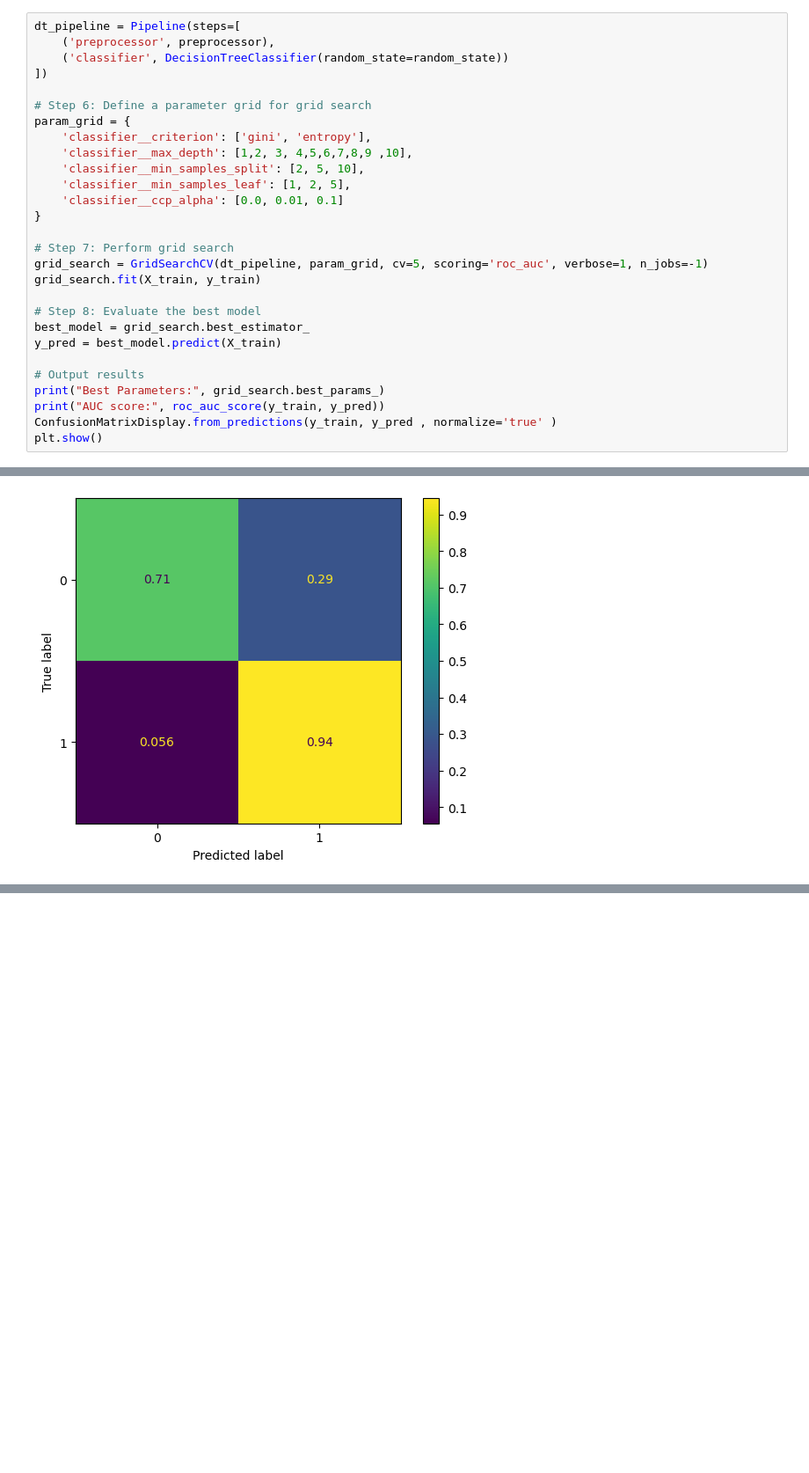
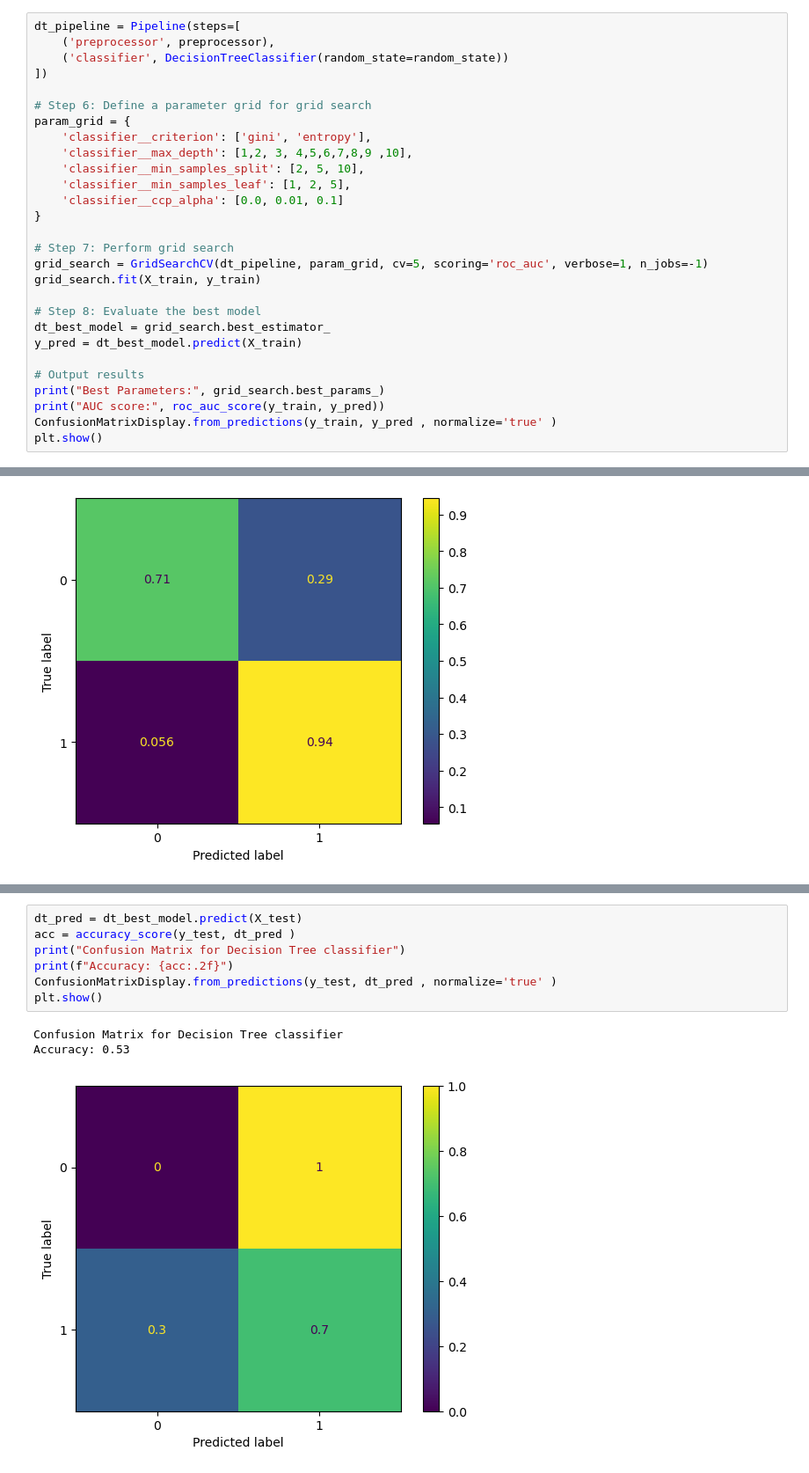
Before and after one commit to ljime080/CAP4612_Final_Project, a Jupyter notebook: final_project.ipynb, the cells around one changed output, grey strips where cells are left out. Shown: that part at 88% size. Cells and saved outputs as stored; diff of their text form; blank space fills up the shorter version.

```diff
--- a/final_project.ipynb
+++ b/final_project.ipynb
@@ -262,8 +262,8 @@ grid_search = GridSearchCV(dt_pipeline, param_grid, cv=5, scoring='roc_auc', ver
 grid_search.fit(X_train, y_train)
 
 # Step 8: Evaluate the best model
-best_model = grid_search.best_estimator_
-y_pred = best_model.predict(X_train)
+dt_best_model = grid_search.best_estimator_
+y_pred = dt_best_model.predict(X_train)
 
 # Output results
 print("Best Parameters:", grid_search.best_params_)
@@ -311,0 +325,11 @@ Test Accuracy: 0.50
+# %%
+dt_pred = dt_best_model.predict(X_test)
+acc = accuracy_score(y_test, dt_pred )
+print("Confusion Matrix for Decision Tree classifier")
+print(f"Accuracy: {acc:.2f}")
+ConfusionMatrixDisplay.from_predictions(y_test, dt_pred , normalize='true' )
+plt.show()
+# %% [output]
+Confusion Matrix for Decision Tree classifier
+Accuracy: 0.53
+[figure, added]
```
Also changed, not shown: parts of 9 cells of this notebook.
